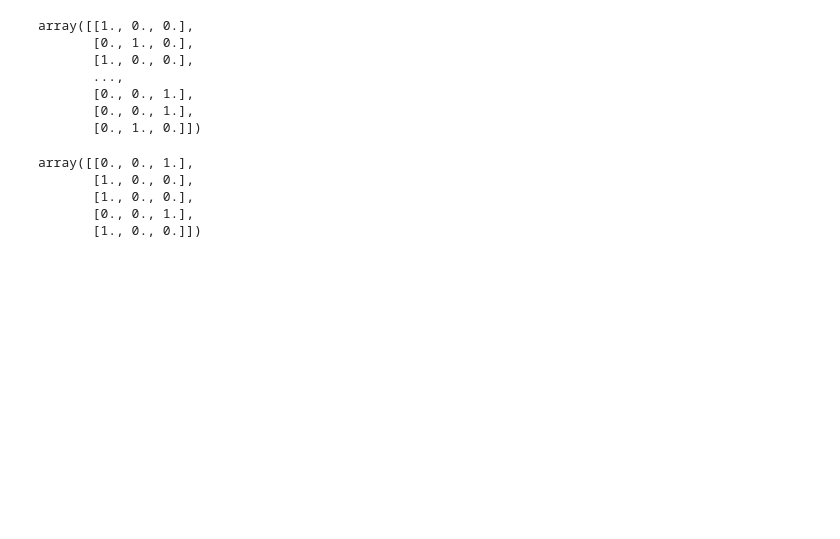
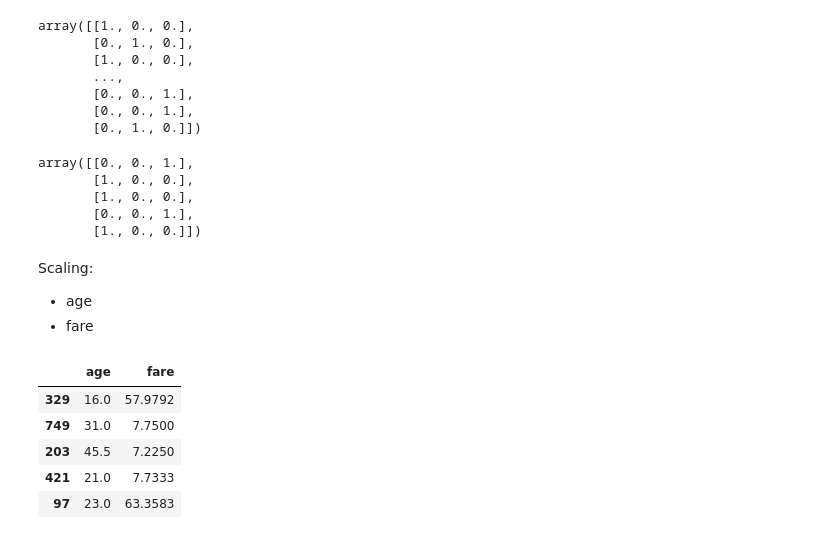
Before and after one commit to Jeff-Hutchins/ds-methodologies-exercises, a Jupyter notebook: classification/classification_exercises.ipynb, the cells around one changed output. Cells and saved outputs as stored; diff of their text form; code cells hidden in the pictures; blank space fills up the shorter version.

```diff
--- a/classification/classification_exercises.ipynb
+++ b/classification/classification_exercises.ipynb
@@ -532,0 +571,4 @@ def prep_titanic:
+# %% [markdown]
+Scaling:
+- age
+- fare
@@ -532,0 +577,2 @@ def prep_titanic:
+# %%
+train_age_fare = train[['age', 'fare']]
@@ -532,0 +581,9 @@ def prep_titanic:
+# %%
+train_age_fare.head()
+# %% [output]
+|  | age | fare |
+| 329 | 16.0 | 57.9792 |
+| 749 | 31.0 | 7.7500 |
+| 203 | 45.5 | 7.2250 |
+| 421 | 21.0 | 7.7333 |
+| 97 | 23.0 | 63.3583 |
```
Also changed, not shown: parts of 25 cells of this notebook.
